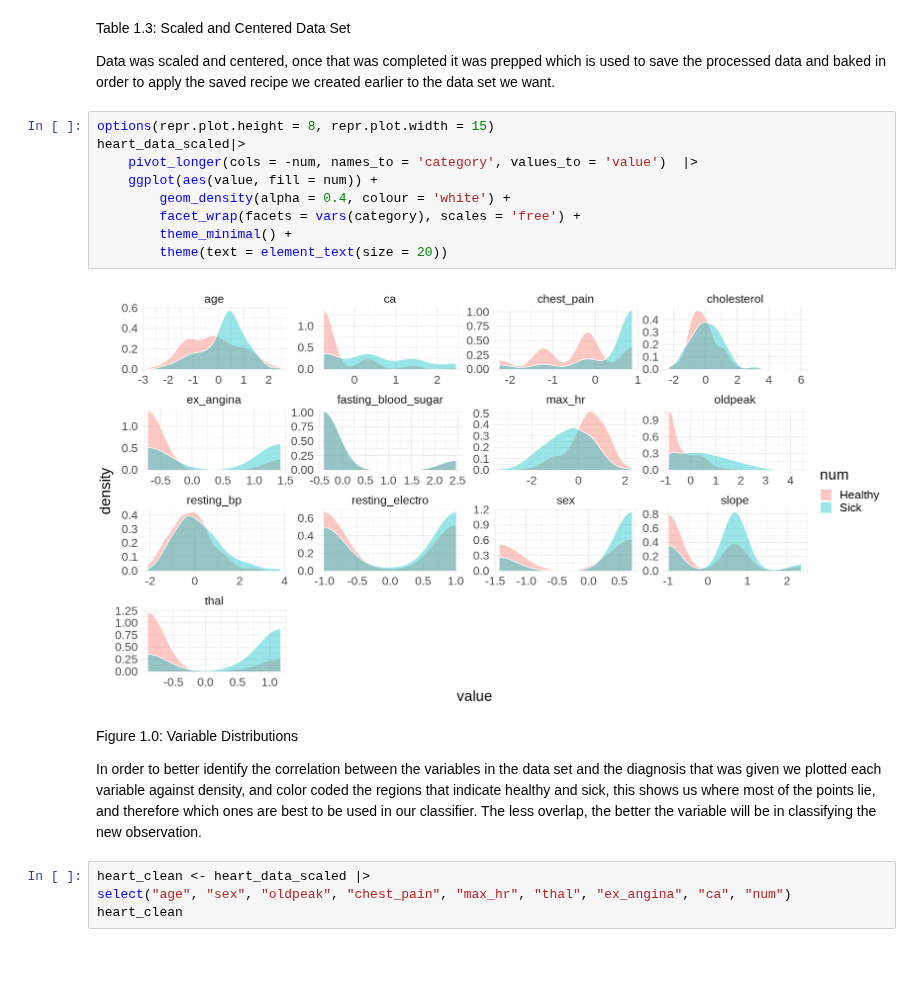
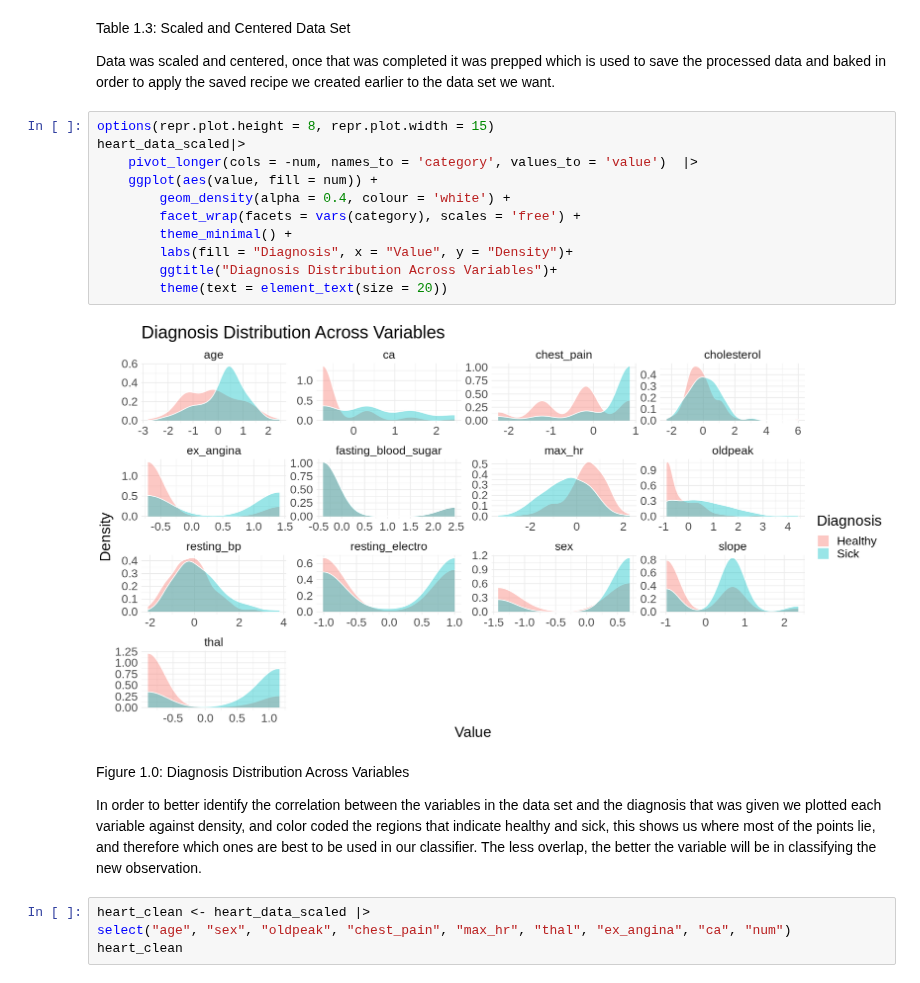
Before and after one commit to zohairomar1/HeartDiseasePredictionModel, a Jupyter notebook: group_project_report19.ipynb, the cells around one changed output. Drawn from its saved outputs; the diff is of its cells as text.

Commit message:
Added titles to graphs

```diff
--- a/group_project_report19.ipynb
+++ b/group_project_report19.ipynb
@@ -144,16 +144,18 @@ Data was scaled and centered, once that was completed it was prepped which is us
 # %%
 options(repr.plot.height = 8, repr.plot.width = 15)
 heart_data_scaled|>
     pivot_longer(cols = -num, names_to = 'category', values_to = 'value')  |>
     ggplot(aes(value, fill = num)) +
         geom_density(alpha = 0.4, colour = 'white') +
         facet_wrap(facets = vars(category), scales = 'free') +
         theme_minimal() +
+        labs(fill = "Diagnosis", x = "Value", y = "Density")+
+        ggtitle("Diagnosis Distribution Across Variables")+
         theme(text = element_text(size = 20))
 # %% [output]
-[figure, old version]
+[figure, new version]
 # %% [markdown]
-Figure 1.0: Variable Distributions
+Figure 1.0: Diagnosis Distribution Across Variables
 
 In order to better identify the correlation between the variables in the data set and the diagnosis that was given we plotted each variable against density, and color coded the regions that indicate healthy and sick, this shows us where most of the points lie, and therefore which ones are best to be used in our classifier. The less overlap, the better the variable will be in classifying the new observation.
 # %%
```
Also changed, not shown: parts of 1 cell of this notebook.
